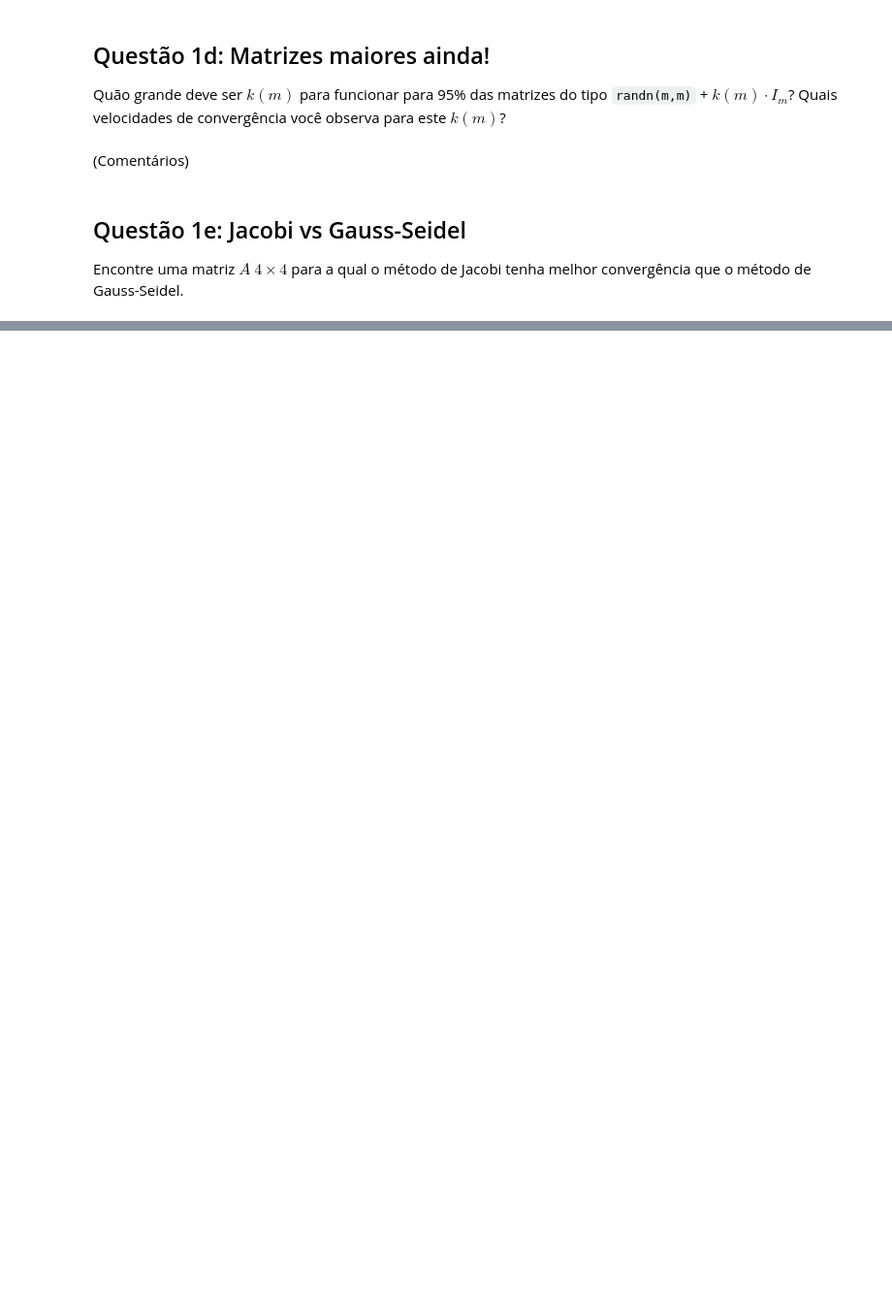
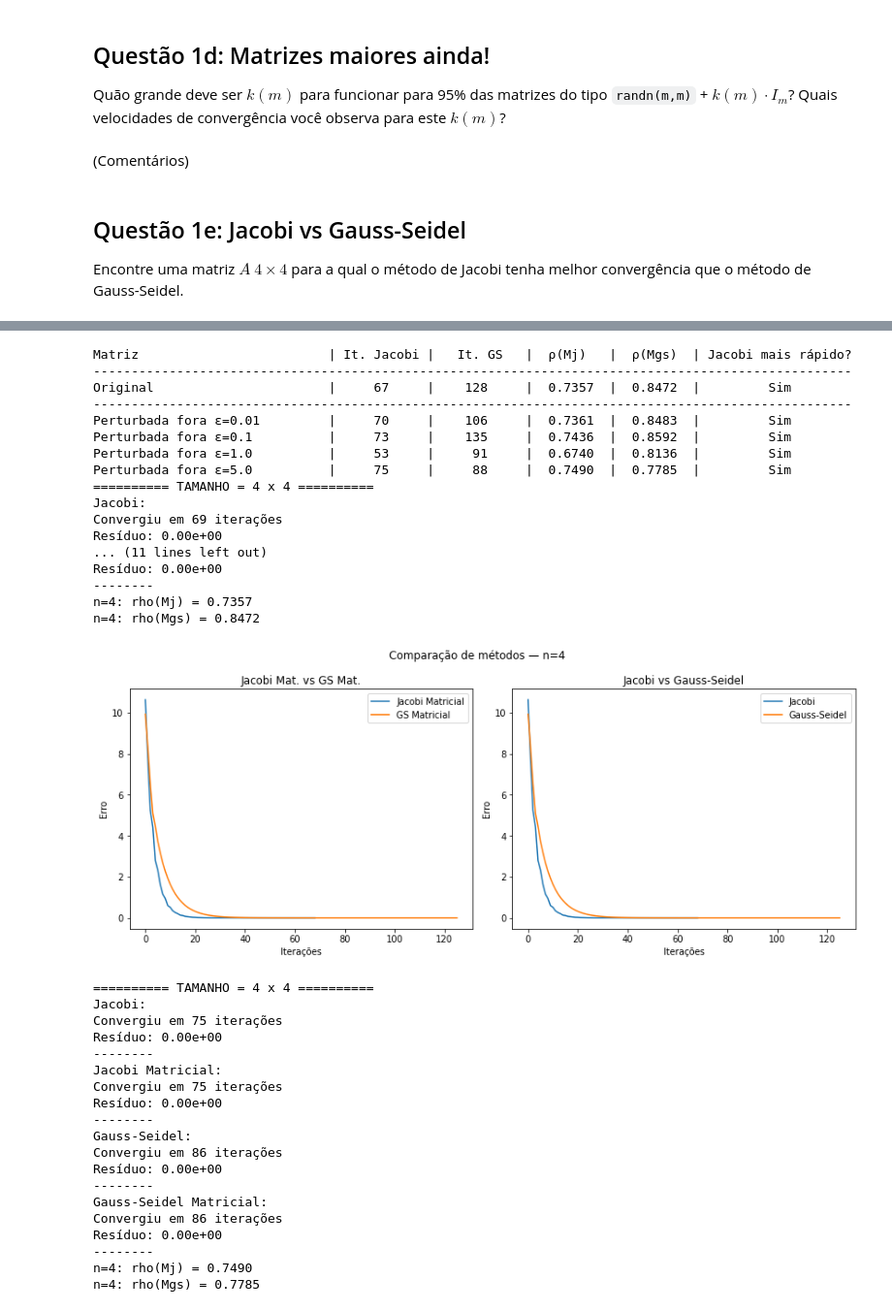
Before and after one commit to aliicerabello/fgv-aln-projeto2, a Jupyter notebook: Projeto2.ipynb, the cells around one changed output, grey strips where cells are left out. Shown at 97% size. Cells and saved outputs as stored; diff of their text form; code cells hidden in the pictures; blank space fills up the shorter version.

```diff
--- a/Projeto2.ipynb
+++ b/Projeto2.ipynb
@@ -505,2 +648,80 @@ O que acontece se você somar uma matriz aleatória e pequena à matriz $A$ acim
 # %%
-# Código
+def calcular_metricas(A, n):
+    x_real = np.array([random.uniform(-10, 10) for _ in range(n)])
+    b = A @ x_real
+    A_np = np.array(A)
+    b_np = np.array(b)
+    erros_j  = jacobi(A_np, b_np, x_real, 1e-8, verbose=False)
+    erros_gs = gauss_seidel(A_np, b_np, x_real, 1e-8, verbose=False)
+    return len(erros_j), len(erros_gs)
+
+
+escalas = [0.01, 0.1, 1.0, 5.0]
+
+# original
+it_j, it_gs = calcular_metricas(A, 4)
+rho_j = calcular_rho_mj(A)
+rho_gs = calcular_rho_mgs(A)
+mais_rapido = "Sim" if it_j < it_gs else "Não"
+
+print(f"{'Matriz':<30} | {'It. Jacobi':^10} | {'It. GS':^10} | {'ρ(Mj)':^8} | {'ρ(Mgs)':^8} | {'Jacobi mais rápido?':^20}")
+print("-" * 100)
+print(f"{'Original':<30} | {it_j:^10} | {it_gs:^10} | {rho_j:^8.4f} | {rho_gs:^8.4f} | {mais_rapido:^20}")
+print("-" * 100)
+
+for escala in escalas:
+    epsilon_fora = [[0.0]*4 for _ in range(4)]
+    for i in range(4):
+        for j in range(4):
+            if i != j:
+                epsilon_fora[i][j] = random.uniform(-escala, escala)
+    A_fora = A + np.array(epsilon_fora)
+
+    it_j_f, it_gs_f = calcular_metricas(A_fora, 4)
+    rho_j_f = calcular_rho_mj(A_fora)
+    rho_gs_f = calcular_rho_mgs(A_fora)
+    mais_rapido = "Sim" if it_j_f < it_gs_f else "Não"
+    label = f"Perturbada fora ε={escala}"
+    print(f"{label:<30} | {it_j_f:^10} | {it_gs_f:^10} | {rho_j_f:^8.4f} | {rho_gs_f:^8.4f} | {mais_rapido:^20}")
+
+# plota só o original e o mais perturbado
+teste_filtro(A, 4)
+teste_filtro(A + np.array(epsilon_fora), 4)
+# %% [output]
+Matriz                         | It. Jacobi |   It. GS   |  ρ(Mj)   |  ρ(Mgs)  | Jacobi mais rápido?
+----------------------------------------------------------------------------------------------------
+Original                       |     67     |    128     |  0.7357  |  0.8472  |         Sim
+----------------------------------------------------------------------------------------------------
+Perturbada fora ε=0.01         |     70     |    106     |  0.7361  |  0.8483  |         Sim
+Perturbada fora ε=0.1          |     73     |    135     |  0.7436  |  0.8592  |         Sim
+Perturbada fora ε=1.0          |     53     |     91     |  0.6740  |  0.8136  |         Sim
+Perturbada fora ε=5.0          |     75     |     88     |  0.7490  |  0.7785  |         Sim
+========== TAMANHO = 4 x 4 ==========
+Jacobi:
+Convergiu em 69 iterações
+Resíduo: 0.00e+00
+... (11 lines left out)
+Resíduo: 0.00e+00
+--------
+n=4: rho(Mj) = 0.7357
+n=4: rho(Mgs) = 0.8472
+[figure, added]
+========== TAMANHO = 4 x 4 ==========
+Jacobi:
+Convergiu em 75 iterações
+Resíduo: 0.00e+00
+--------
+Jacobi Matricial:
+Convergiu em 75 iterações
+Resíduo: 0.00e+00
+--------
+Gauss-Seidel:
+Convergiu em 86 iterações
+Resíduo: 0.00e+00
+--------
+Gauss-Seidel Matricial:
+Convergiu em 86 iterações
+Resíduo: 0.00e+00
+--------
+n=4: rho(Mj) = 0.7490
+n=4: rho(Mgs) = 0.7785
```
Also changed, not shown: parts of 10 cells of this notebook, 1 other file.
